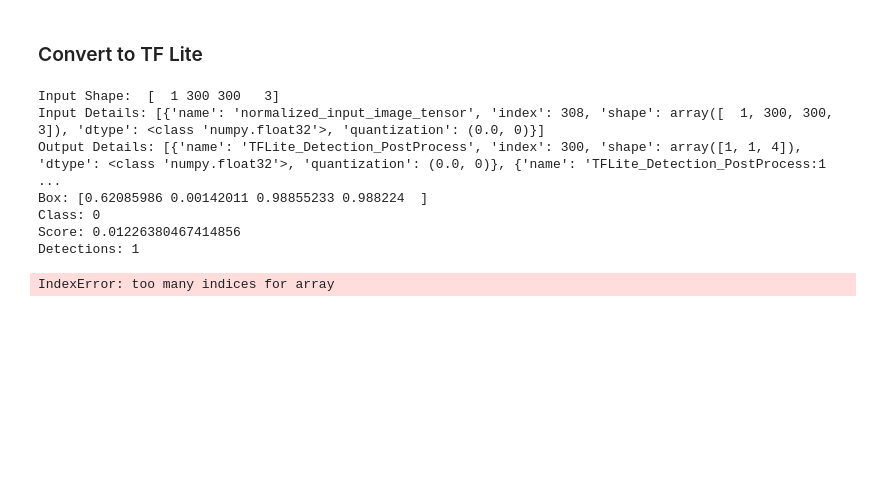
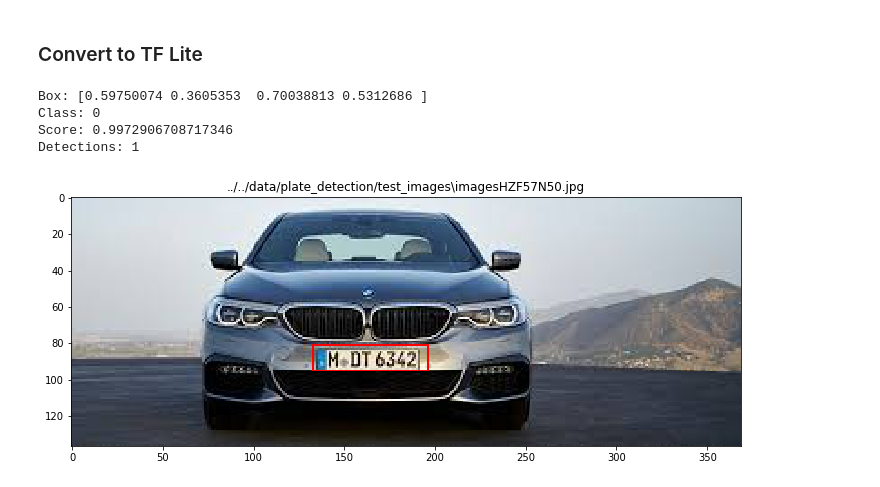
Before and after one commit to aboerzel/German_License_Plate_Recognition, a Jupyter notebook: 2_License_Plate_Detection_Model_Training_And_Evaluation.ipynb, the cells around one changed output. Cells and saved outputs as stored; diff of their text form; code cells hidden in the pictures; blank space fills up the shorter version.

Commit message:
feat: plate detection using tflite model

```diff
--- a/2_License_Plate_Detection_Model_Training_And_Evaluation.ipynb
+++ b/2_License_Plate_Detection_Model_Training_And_Evaluation.ipynb
@@ -427,62 +427,57 @@ with detection_graph.as_default():
 ### Convert to TF Lite
 # %%
 from tensorflow.compat.v1.lite import Interpreter
+
+IMG_INDEX = 3
+
+input_mean = 127.5
+input_std = 127.5
 
 # Load TFLite model and allocate tensors.
 interpreter = Interpreter(model_path=TFLITE_MODEL_PATH)
 interpreter.allocate_tensors()
 # Get input and output tensors
 input_details = interpreter.get_input_details()
 output_details = interpreter.get_output_details()
-# Test model on random input data
+
 input_shape = input_details[0]['shape']
 output_shape = output_details[0]['shape']
-print("Input Shape:  {}".format(input_shape))
-print("Input Details: {}".format(input_details))
-print("Output Details: {}".format(output_details))
 
-image = Image.open(TEST_IMAGE_PATHS[0])
-image = image.resize((300, 300), Image.ANTIALIAS)
-image_np = load_image_into_numpy_array(image)
-image_np_expanded = np.expand_dims(image_np, axis=0)
+image_path = TEST_IMAGE_PATHS[IMG_INDEX]
+image = Image.open(image_path)
+image_np = load_image_into_numpy_array(image.resize((300, 300), Image.ANTIALIAS))
+input_data = np.array(np.expand_dims(image_np, axis=0), dtype=np.float32)
+input_data = (np.float32(input_data) - input_mean) / input_std
 
-input_data = np.array(image_np_expanded, dtype=np.float32)
 interpreter.set_tensor(input_details[0]['index'], input_data)
 interpreter.invoke()
 
-detection_boxes = np.squeeze(interpreter.tensor(output_details[0]['index'])())
-print("Box: {}".format(detection_boxes))
+detection_box = np.squeeze(interpreter.tensor(output_details[0]['index'])())
+print("Box: {}".format(detection_box))
 
-detection_classes = np.squeeze(interpreter.tensor(output_details[1]['index'])()).astype(int)
-print("Class: {}".format(detection_classes))
+detection_class = np.squeeze(interpreter.tensor(output_details[1]['index'])()).astype(np.uint8)
+print("Class: {}".format(detection_class))
 
-detection_scores = np.squeeze(interpreter.tensor(output_details[2]['index'])())
-print("Score: {}".format(detection_scores))
+detection_score = np.squeeze(interpreter.tensor(output_details[2]['index'])())
+print("Score: {}".format(detection_score))
 
 num_detections = np.squeeze(interpreter.tensor(output_details[3]['index'])()).astype(int)
 print("Detections: {}".format(num_detections))
 
-vis_util.visualize_boxes_and_labels_on_image_array(
-    image_np,
-    detection_boxes,
-    detection_classes,
-    detection_scores,
-    category_index,
-    use_normalized_coordinates=True,
-    max_boxes_to_draw=1,
-    line_thickness=1,
-    min_score_thresh=0.8)
 
-plt.figure(figsize=IMAGE_SIZE)
+image_np = load_image_into_numpy_array(image)
+
+if num_detections > 0 and detection_score > 0.9:
+    ymin, xmin, ymax, xmax = detection_boxes
+    vis_util.draw_bounding_box_on_image_array(image_np, ymin, xmin, ymax, xmax, color='red', thickness=1)
+
+plt.figure(figsize=(12, 12))
 plt.title(image_path)
 plt.imshow(image_np)
 plt.show()
 # %% [output]
-Input Shape:  [  1 300 300   3]
-Input Details: [{'name': 'normalized_input_image_tensor', 'index': 308, 'shape': array([  1, 300, 300,   3]), 'dtype': <class 'numpy.float32'>, 'quantization': (0.0, 0)}]
-Output Details: [{'name': 'TFLite_Detection_PostProcess', 'index': 300, 'shape': array([1, 1, 4]), 'dtype': <class 'numpy.float32'>, 'quantization': (0.0, 0)}, {'name': 'TFLite_Detection_PostProcess:1 ...
-Box: [0.62085986 0.00142011 0.98855233 0.988224  ]
+Box: [0.59750074 0.3605353  0.70038813 0.5312686 ]
 Class: 0
-Score: 0.01226380467414856
+Score: 0.9972906708717346
 Detections: 1
-IndexError: too many indices for array
+[figure, added]
```
Also changed, not shown: parts of 2 cells of this notebook.
